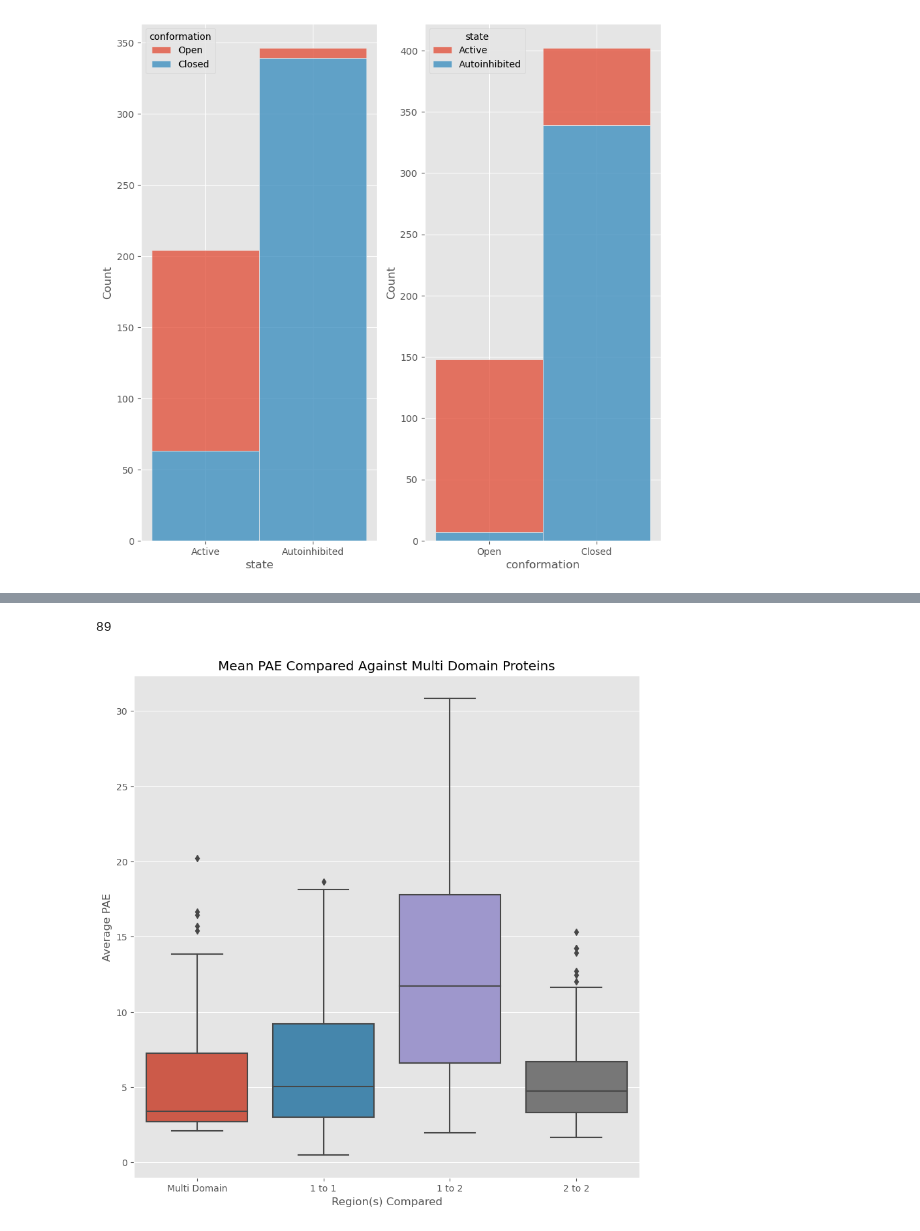
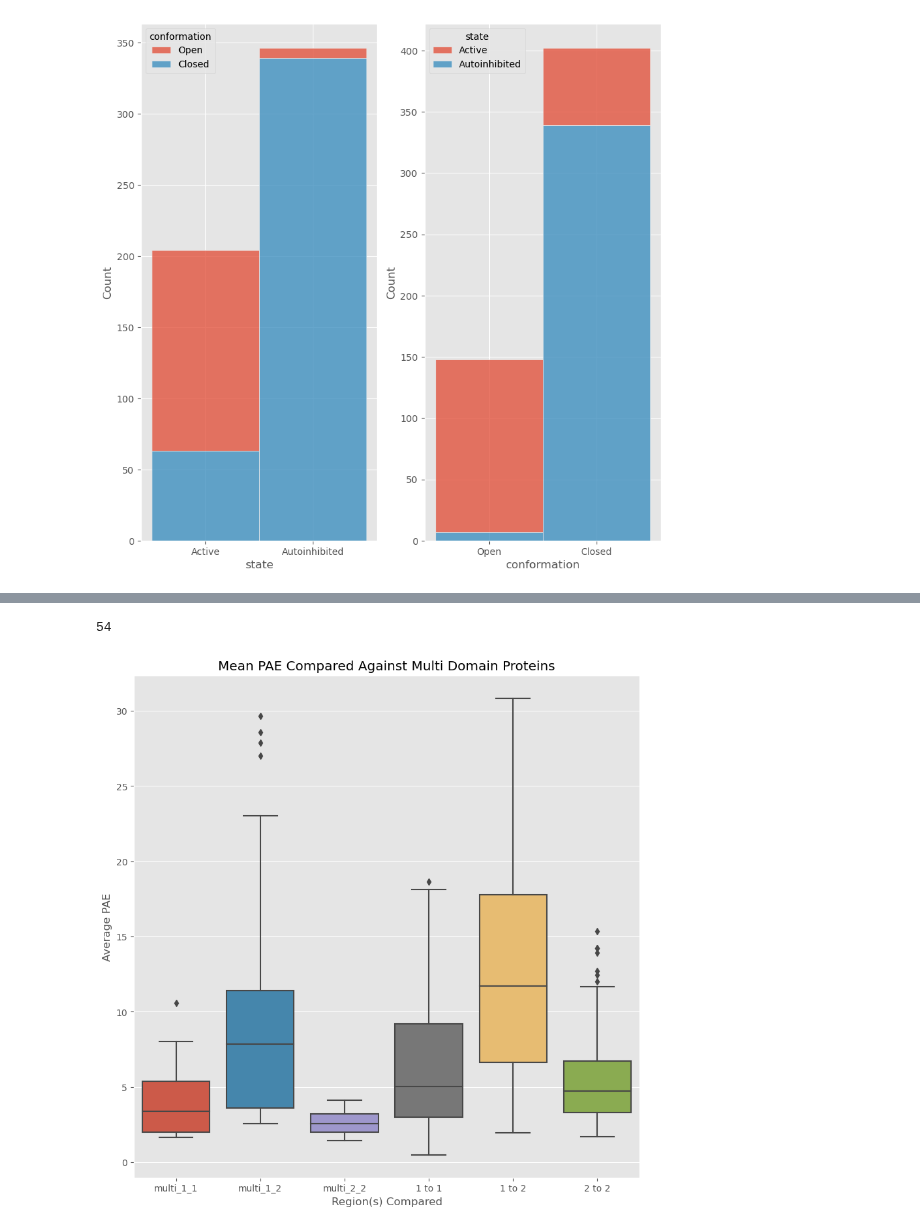
Before and after one commit to jpigles/alphafold-rmsd, a Jupyter notebook: disorder_analysis.ipynb, the cells around one changed output, grey strips where cells are left out. Saved outputs shown, nothing was run; the diff lists cells and outputs as text; code cells hidden in the pictures.

Commit message:
Compare multi-domain proteins to autoinhibited proteins

```diff
--- a/disorder_analysis.ipynb
+++ b/disorder_analysis.ipynb
@@ -127,25 +150,26 @@ plt.show()
 # %%
 df_multi = pd.read_csv('./project_pipeline/data/multi_domain_pae.tsv', sep='\t').astype('object')
+df_multi = df_multi[['uniprot', 'mean_pae_1_1', 'mean_pae_1_2', 'mean_pae_2_2']].dropna().reset_index(drop=True)
+df_multi = df_multi.rename(columns={'mean_pae_1_1': 'multi_1_1', 'mean_pae_1_2': 'multi_1_2', 'mean_pae_2_2': 'multi_2_2'})
+print(len(df_multi))
 
 # Reformat the dataframe
-df_multi = df_multi[['uniprot', 'mean_pae']].dropna()
-df_multi = df_multi.astype({'mean_pae': 'float'})
-df_multi = df_multi.rename(columns={'mean_pae': 'Multi Domain'})
-print(len(df_multi))
+df_multi = df_multi.dropna()
+df_multi = df_multi.astype({'multi_1_1': 'float', 'multi_1_2': 'float', 'multi_2_2': 'float'})
 
+df_combined = df_multi.merge(df_pae, how='outer')
 
+df_pae_melt = df_combined.melt(id_vars=['uniprot'], var_name='region', value_name='mean_pae').dropna().reset_index(drop=True)
 
-df_all = df_multi.merge(df_pae, how='outer')
-df_all_melt = df_all.melt(id_vars=['uniprot'], var_name='region', value_name='mean_pae')
-
+df_pae_melt
 f, ax = plt.subplots(ncols=1, nrows=1, figsize=(10, 10))
-sns.boxplot(data=df_all_melt, x='region', y='mean_pae', ax=ax)
+sns.boxplot(data=df_pae_melt, x='region', y='mean_pae', ax=ax)
 ax.set_xlabel('Region(s) Compared')
 ax.set_ylabel('Average PAE')
 ax.set_title('Mean PAE Compared Against Multi Domain Proteins')
 
 plt.savefig('./project_pipeline/data/figures/multi_domain.png')
 plt.show()
 # %% [output]
-89
+54
-[figure, old version]
+[figure, new version]
```
Also changed, not shown: parts of 2 cells of this notebook, 3 other files.
